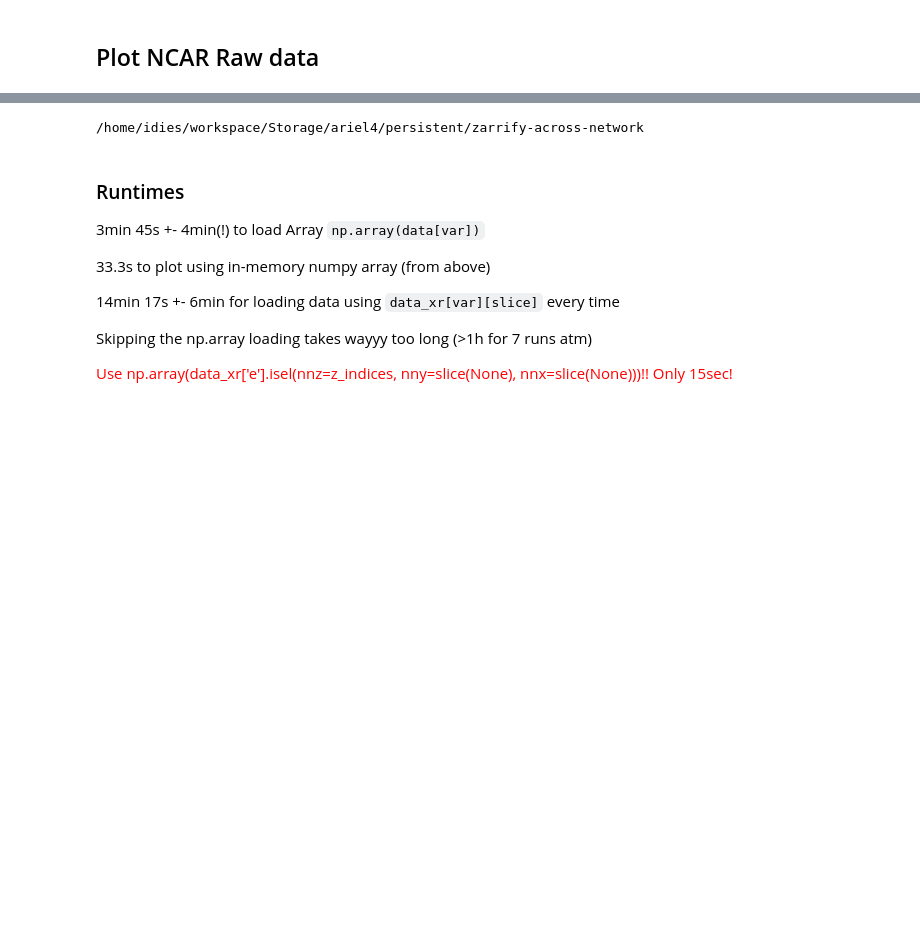
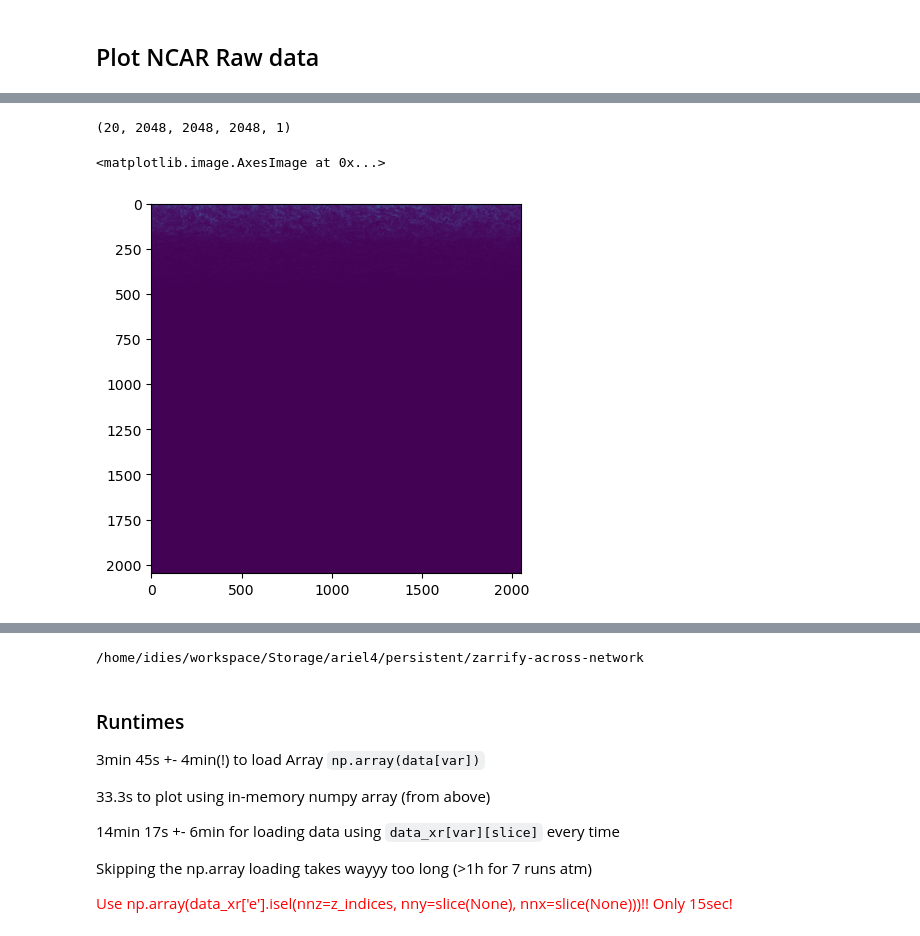
Before and after one commit to ariellubonja/visualize-turbulence-data, a Jupyter notebook: visualize_slices.ipynb, the cells around one changed output, grey strips where cells are left out. Drawn from its saved outputs; the diff is of its cells as text; code cells hidden in the pictures; blank space fills up the shorter version.

```diff
--- a/visualize_slices.ipynb
+++ b/visualize_slices.ipynb
@@ -22,3 +22,11 @@ variable = 'x'
 
 # timestep_range = range(5) # This will definitely crash the Kernel
 timestep_nr = 0
+# %%
+stored_jhf_path = "/home/idies/workspace/turbulence-ceph-staging/sciserver-turbulence/stsabl2048low/stsabl2048low.zarr"
+# %%
+import zarr
+
+ds = zarr.open(stored_jhf_path)
+
+pressure_data = ds['pressure']
@@ -24,0 +60,11 @@ timestep_nr = 0
+# %%
+ds['energy'].shape
+# %% [output]
+(20, 2048, 2048, 2048, 1)
+# %%
+from matplotlib import pyplot as plt
+
+plt.imshow(ds['energy'][0,:,:, 0, 0])
+# %% [output]
+<matplotlib.image.AxesImage at 0x...>
+[figure, added]
```
Also changed, not shown: parts of 15 cells of this notebook, 6 other files.
